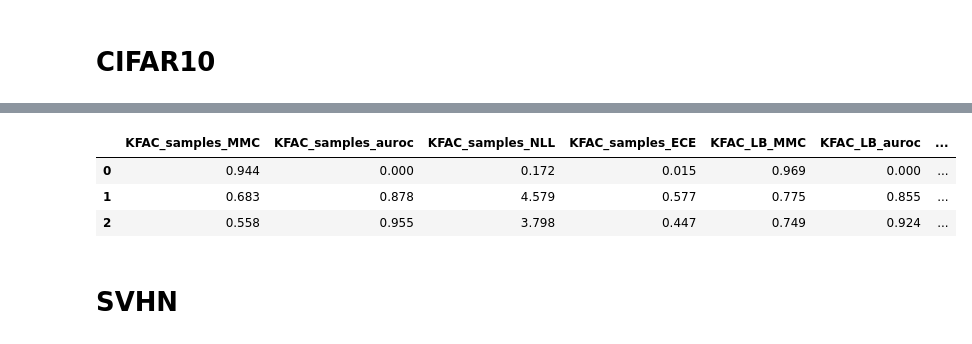
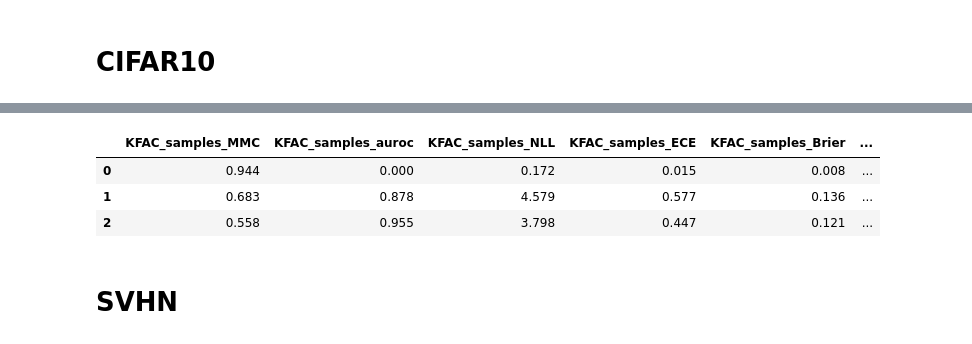
Before and after one commit to mariushobbhahn/LB_for_BNNs_official, a Jupyter notebook: Experiment_results/Analyse_results.ipynb, the cells around one changed output, grey strips where cells are left out. Saved outputs shown, nothing was run; the diff lists cells and outputs as text; code cells hidden in the pictures.

```diff
--- a/Experiment_results/Analyse_results.ipynb
+++ b/Experiment_results/Analyse_results.ipynb
@@ -272,47 +289,55 @@ data_CIFAR10_K = np.array([
      df_CIFAR10['KFAC_samples_NLL_SVHN'].mean()],
     [df_CIFAR10['KFAC_samples_ECE_in'].mean(), df_CIFAR10['KFAC_samples_ECE_CIFAR100'].mean(),
      df_CIFAR10['KFAC_samples_ECE_SVHN'].mean()],
+    [df_CIFAR10['KFAC_samples_Brier_in'].mean(), df_CIFAR10['KFAC_samples_Brier_CIFAR100'].mean(),
+     df_CIFAR10['KFAC_samples_Brier_SVHN'].mean()],
     [df_CIFAR10['KFAC_LB_MMC_in'].mean(), df_CIFAR10['KFAC_LB_MMC_CIFAR100'].mean(),
      df_CIFAR10['KFAC_LB_MMC_SVHN'].mean()],
     [0, df_CIFAR10['KFAC_LB_AUROC_CIFAR100'].mean(), df_CIFAR10['KFAC_LB_AUROC_SVHN'].mean()],
     [df_CIFAR10['KFAC_LB_NLL_in'].mean(), df_CIFAR10['KFAC_LB_NLL_CIFAR100'].mean(),
      df_CIFAR10['KFAC_LB_NLL_SVHN'].mean()],
     [df_CIFAR10['KFAC_LB_ECE_in'].mean(), df_CIFAR10['KFAC_LB_ECE_CIFAR100'].mean(),
      df_CIFAR10['KFAC_LB_ECE_SVHN'].mean()],
+    [df_CIFAR10['KFAC_LB_Brier_in'].mean(), df_CIFAR10['KFAC_LB_Brier_CIFAR100'].mean(),
+     df_CIFAR10['KFAC_LB_Brier_SVHN'].mean()],
     [df_CIFAR10['KFAC_LB_norm_MMC_in'].mean(), df_CIFAR10['KFAC_LB_norm_MMC_CIFAR100'].mean(),
      df_CIFAR10['KFAC_LB_norm_MMC_SVHN'].mean()],
     [0, df_CIFAR10['KFAC_LB_norm_AUROC_CIFAR100'].mean(), df_CIFAR10['KFAC_LB_norm_AUROC_SVHN'].mean()],
     [df_CIFAR10['KFAC_LB_norm_NLL_in'].mean(), df_CIFAR10['KFAC_LB_norm_NLL_CIFAR100'].mean(),
      df_CIFAR10['KFAC_LB_norm_NLL_SVHN'].mean()],
     [df_CIFAR10['KFAC_LB_norm_ECE_in'].mean(), df_CIFAR10['KFAC_LB_norm_ECE_CIFAR100'].mean(),
      df_CIFAR10['KFAC_LB_norm_ECE_SVHN'].mean()],
+    [df_CIFAR10['KFAC_LB_norm_Brier_in'].mean(), df_CIFAR10['KFAC_LB_norm_Brier_CIFAR100'].mean(),
+     df_CIFAR10['KFAC_LB_norm_Brier_SVHN'].mean()],
     [df_CIFAR10['KFAC_PROBIT_MMC_in'].mean(), df_CIFAR10['KFAC_PROBIT_MMC_CIFAR100'].mean(),
      df_CIFAR10['KFAC_PROBIT_MMC_SVHN'].mean()],
     [0, df_CIFAR10['KFAC_PROBIT_AUROC_CIFAR100'].mean(), df_CIFAR10['KFAC_PROBIT_AUROC_SVHN'].mean()],
     [df_CIFAR10['KFAC_PROBIT_NLL_in'].mean(), df_CIFAR10['KFAC_PROBIT_NLL_CIFAR100'].mean(),
      df_CIFAR10['KFAC_PROBIT_NLL_SVHN'].mean()],
     [df_CIFAR10['KFAC_PROBIT_ECE_in'].mean(), df_CIFAR10['KFAC_PROBIT_ECE_CIFAR100'].mean(),
      df_CIFAR10['KFAC_PROBIT_ECE_SVHN'].mean()],
+    [df_CIFAR10['KFAC_PROBIT_Brier_in'].mean(), df_CIFAR10['KFAC_PROBIT_Brier_CIFAR100'].mean(),
+     df_CIFAR10['KFAC_PROBIT_Brier_SVHN'].mean()],
 #     [df_CIFAR10['Diag_EMK_MMC_in'].mean(), df_CIFAR10['Diag_EMK_MMC_CIFAR100'].mean(),
 #      df_CIFAR10['Diag_EMK_MMC_SVHN'].mean()],
 #     [0, df_CIFAR10['Diag_EMK_AUROC_CIFAR100'].mean(), df_CIFAR10['Diag_EMK_AUROC_SVHN'].mean()],
 #     [df_CIFAR10['Diag_SODPP_MMC_in'].mean(), df_CIFAR10['Diag_SODPP_MMC_CIFAR100'].mean(),
 #      df_CIFAR10['Diag_SODPP_MMC_SVHN'].mean()],
 #     [0, df_CIFAR10['Diag_SODPP_AUROC_CIFAR100'].mean(), df_CIFAR10['Diag_SODPP_AUROC_SVHN'].mean()]
 ]).T
 
 df_CIFAR10_K = pd.DataFrame(data_CIFAR10_K, columns=[
-    "KFAC_samples_MMC", "KFAC_samples_auroc", "KFAC_samples_NLL", "KFAC_samples_ECE",
-    "KFAC_LB_MMC", "KFAC_LB_auroc", "KFAC_LB_NLL", "KFAC_LB_ECE",
-    "KFAC_LB_norm_MMC", "KFAC_LB_norm_auroc", "KFAC_LB_norm_NLL", "KFAC_LB_norm_ECE",
-    "KFAC_PROBIT_MMC", "KFAC_PROBIT_auroc", "KFAC_PROBIT_NLL", "KFAC_PROBIT_ECE"
+    "KFAC_samples_MMC", "KFAC_samples_auroc", "KFAC_samples_NLL", "KFAC_samples_ECE", "KFAC_samples_Brier",
+    "KFAC_LB_MMC", "KFAC_LB_auroc", "KFAC_LB_NLL", "KFAC_LB_ECE", "KFAC_LB_Brier",
+    "KFAC_LB_norm_MMC", "KFAC_LB_norm_auroc", "KFAC_LB_norm_NLL", "KFAC_LB_norm_ECE", "KFAC_LB_norm_Brier",
+    "KFAC_PROBIT_MMC", "KFAC_PROBIT_auroc", "KFAC_PROBIT_NLL", "KFAC_PROBIT_ECE", "KFAC_PROBIT_Brier"
 ])
 df_CIFAR10_K
 # %% [output]
-|  | KFAC_samples_MMC | KFAC_samples_auroc | KFAC_samples_NLL | KFAC_samples_ECE | KFAC_LB_MMC | KFAC_LB_auroc | ... |
-| 0 | 0.944 | 0.000 | 0.172 | 0.015 | 0.969 | 0.000 | ... |
-| 1 | 0.683 | 0.878 | 4.579 | 0.577 | 0.775 | 0.855 | ... |
-| 2 | 0.558 | 0.955 | 3.798 | 0.447 | 0.749 | 0.924 | ... |
+|  | KFAC_samples_MMC | KFAC_samples_auroc | KFAC_samples_NLL | KFAC_samples_ECE | KFAC_samples_Brier | ... |
+| 0 | 0.944 | 0.000 | 0.172 | 0.015 | 0.008 | ... |
+| 1 | 0.683 | 0.878 | 4.579 | 0.577 | 0.136 | ... |
+| 2 | 0.558 | 0.955 | 3.798 | 0.447 | 0.121 | ... |
 # %% [markdown]
 # SVHN
 # %%
```
Also changed, not shown: parts of 20 cells of this notebook, 17 other files.
